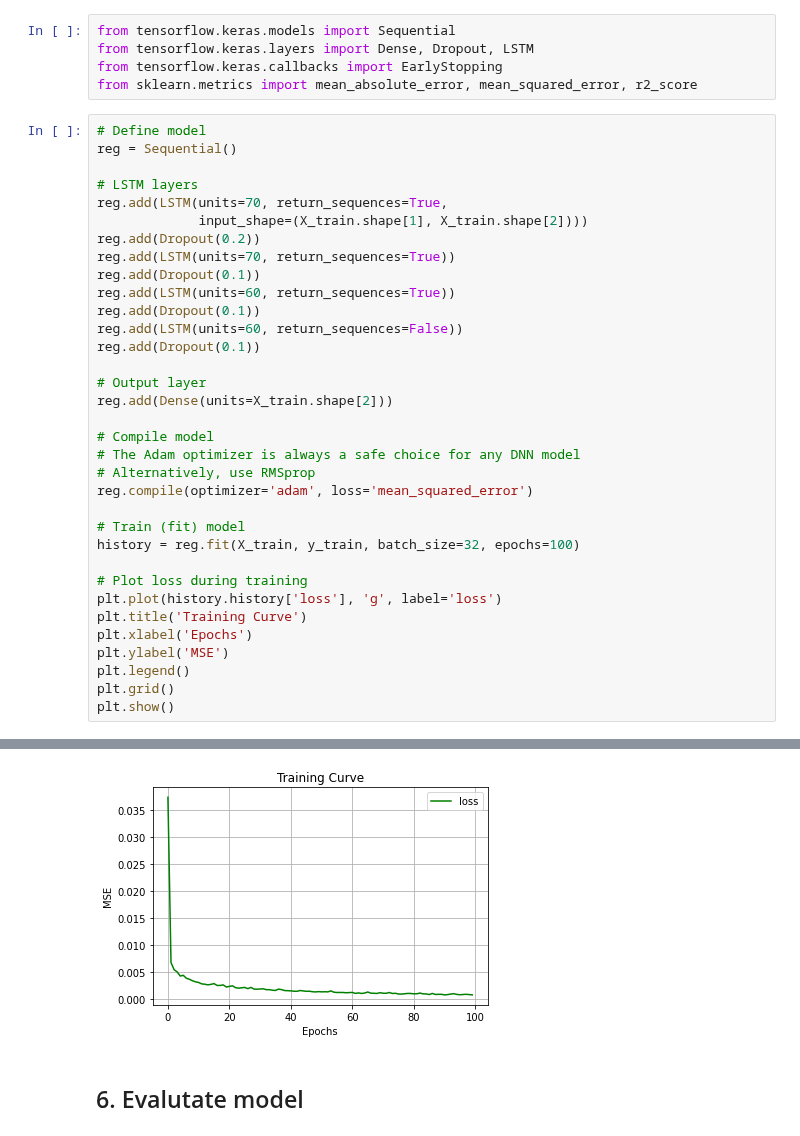
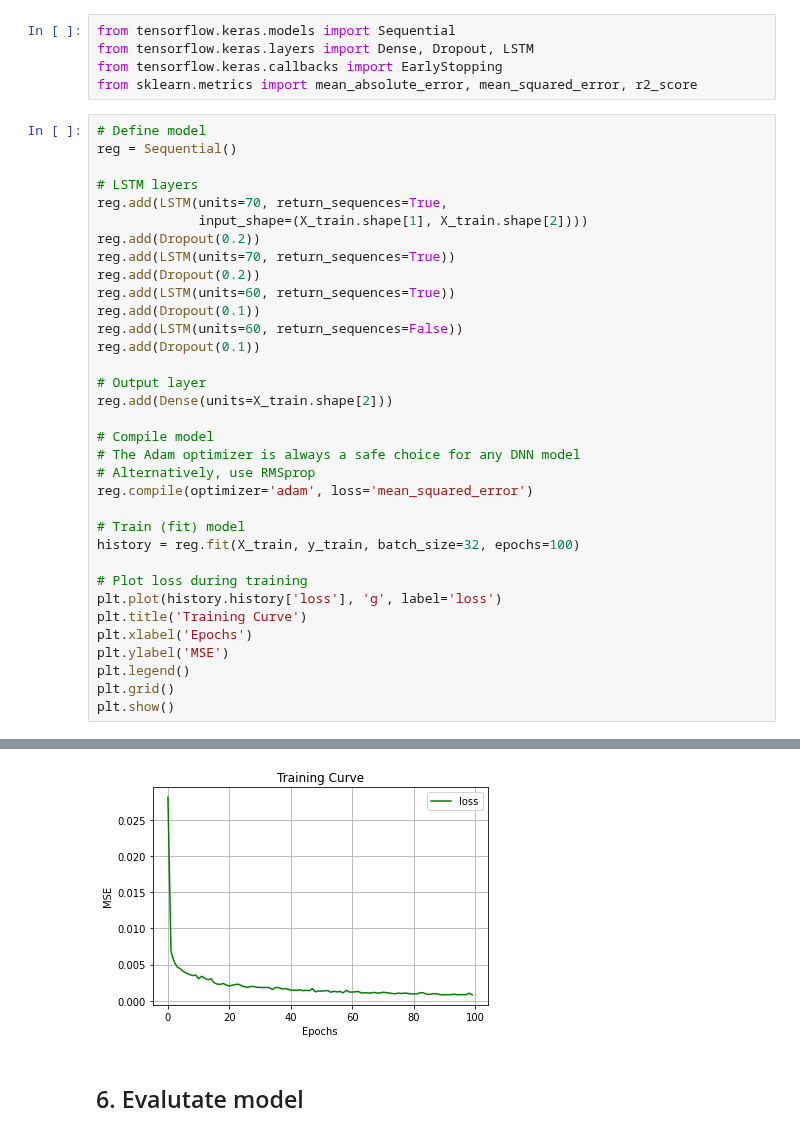
Before and after one commit to MarkLee7925/Bank-Stock-Prices-Prediction, a Jupyter notebook: Models/BMO_StockPricesPrediction.ipynb, the cells around one changed output, grey strips where cells are left out. Cells and saved outputs as stored; diff of their text form.

```diff
--- a/Models/BMO_StockPricesPrediction.ipynb
+++ b/Models/BMO_StockPricesPrediction.ipynb
@@ -212,7 +212,7 @@ reg.add(LSTM(units=70, return_sequences=True,
              input_shape=(X_train.shape[1], X_train.shape[2])))
 reg.add(Dropout(0.2))
 reg.add(LSTM(units=70, return_sequences=True))
-reg.add(Dropout(0.1))
+reg.add(Dropout(0.2))
 reg.add(LSTM(units=60, return_sequences=True))
 reg.add(Dropout(0.1))
 reg.add(LSTM(units=60, return_sequences=False))
@@ -258,4 +258,4 @@ Epoch 100/100
-[figure, old version]
+[figure, new version]
 # %% [markdown]
 ## 6. Evalutate model
 # %% [markdown]
```
Also changed, not shown: parts of 3 cells of this notebook.
